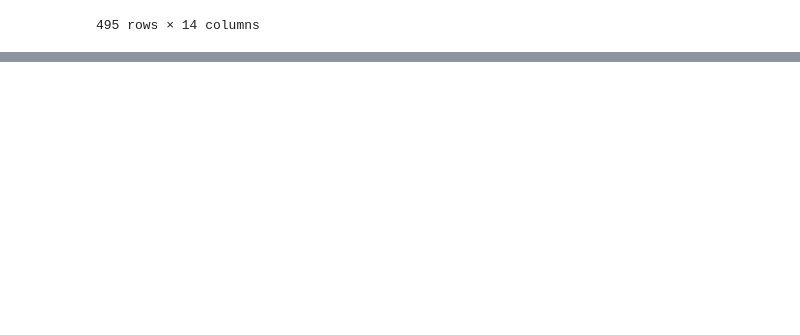
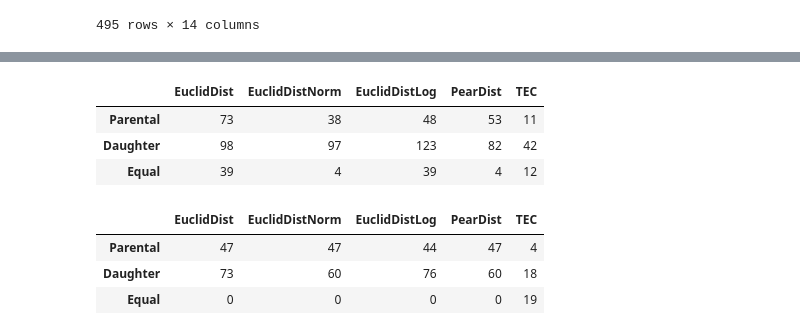
Before and after one commit to AndrewH72/Gene-Duplication, a Jupyter notebook: scripts/dataAnalysis.ipynb, the cells around one changed output, grey strips where cells are left out. Saved outputs shown, nothing was run; the diff lists cells and outputs as text; code cells hidden in the pictures; blank space fills up the shorter version.

Commit message:
identified which genes had higher daughter and parental copies, and where they were equal for all metris

```diff
--- a/scripts/dataAnalysis.ipynb
+++ b/scripts/dataAnalysis.ipynb
@@ -744,4 +744,12 @@ humanParent
 | 226 | ENSG00000176239 | ENSMUSG00000110259 | ENSMUSG00000099687 | 100.0 | 0.0 | NaN | ... |
 227 rows × 15 columns
 # %%
-mouseParent
+humanStats = {}
+for distMetric in humanParent.columns[5::2]:
+    numParentalHigher = (humanParent[distMetric] > humanParent[distMetric.replace("Parent", "Daughter")]).sum()
+    numDaughterHigher = (humanParent[distMetric] < humanParent[distMetric.replace("Parent", "Daughter")]).sum()
+    numEqual = (humanParent[distMetric] == humanParent[distMetric.replace("Parent", "Daughter")]).sum()
+    humanStats[distMetric.replace(" Parent", "")] = [numParentalHigher, numDaughterHigher, numEqual]
+
+humanStatsDF = pd.DataFrame(humanStats)
+humanStatsDF.index = ["Parental", "Daughter", "Equal"]
@@ -761,0 +756,7 @@ mouseParent
+# %%
+humanStatsDF
+# %% [output]
+|  | EuclidDist | EuclidDistNorm | EuclidDistLog | PearDist | TEC |
+| Parental | 73 | 38 | 48 | 53 | 11 |
+| Daughter | 98 | 97 | 123 | 82 | 42 |
+| Equal | 39 | 4 | 39 | 4 | 12 |
@@ -761,0 +773,7 @@ mouseParent
+# %%
+mouseStatsDF
+# %% [output]
+|  | EuclidDist | EuclidDistNorm | EuclidDistLog | PearDist | TEC |
+| Parental | 47 | 47 | 44 | 47 | 4 |
+| Daughter | 73 | 60 | 76 | 60 | 18 |
+| Equal | 0 | 0 | 0 | 0 | 19 |
```
Also changed, not shown: parts of 6 cells of this notebook, 7 other files.
